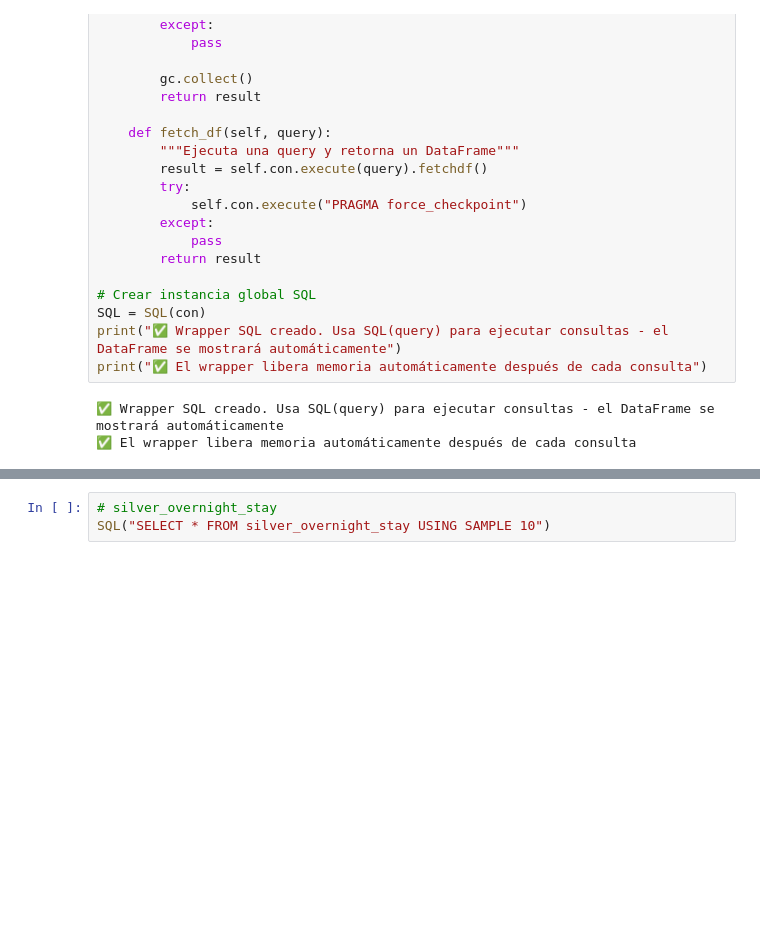
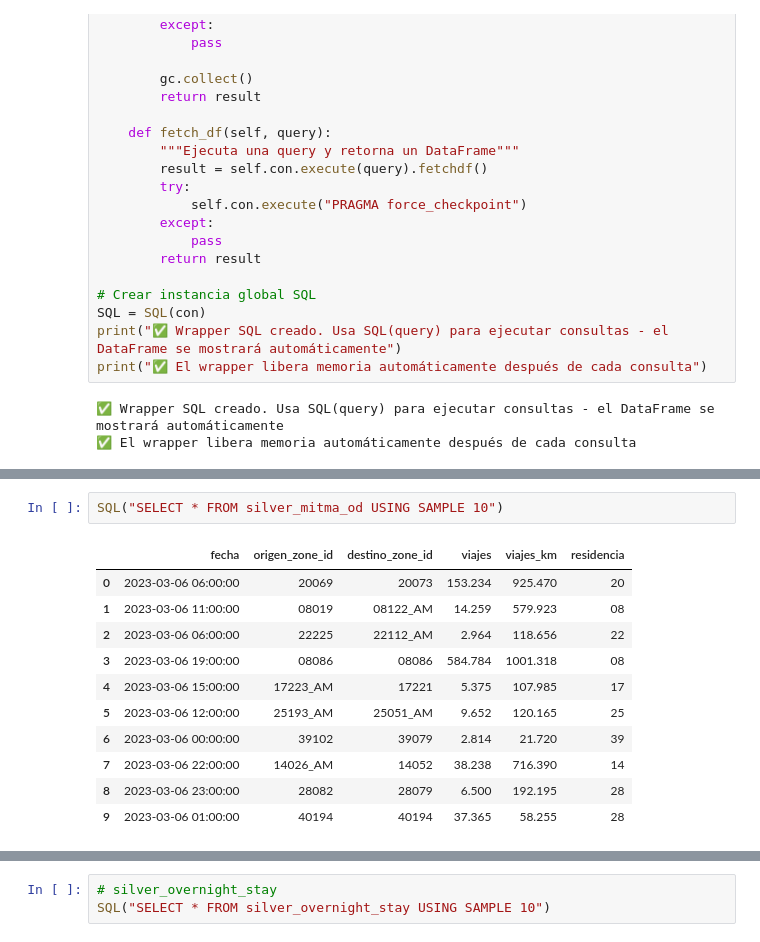
Before and after one commit to bgramaje/muceim-airflow, a Jupyter notebook: notebooks/queries.ipynb, the cells around one changed output, grey strips where cells are left out. Saved outputs shown, nothing was run; the diff lists cells and outputs as text; blank space fills up the shorter version.

```diff
--- a/notebooks/queries.ipynb
+++ b/notebooks/queries.ipynb
@@ -311,0 +216,14 @@ SQL("SELECT * FROM silver_zones USING SAMPLE 10")
+# %%
+SQL("SELECT * FROM silver_mitma_od USING SAMPLE 10")
+# %% [output]
+|  | fecha | origen_zone_id | destino_zone_id | viajes | viajes_km | residencia |
+| 0 | 2023-03-06 06:00:00 | 20069 | 20073 | 153.234 | 925.470 | 20 |
+| 1 | 2023-03-06 11:00:00 | 08019 | 08122_AM | 14.259 | 579.923 | 08 |
+| 2 | 2023-03-06 06:00:00 | 22225 | 22112_AM | 2.964 | 118.656 | 22 |
+| 3 | 2023-03-06 19:00:00 | 08086 | 08086 | 584.784 | 1001.318 | 08 |
+| 4 | 2023-03-06 15:00:00 | 17223_AM | 17221 | 5.375 | 107.985 | 17 |
+| 5 | 2023-03-06 12:00:00 | 25193_AM | 25051_AM | 9.652 | 120.165 | 25 |
+| 6 | 2023-03-06 00:00:00 | 39102 | 39079 | 2.814 | 21.720 | 39 |
+| 7 | 2023-03-06 22:00:00 | 14026_AM | 14052 | 38.238 | 716.390 | 14 |
+| 8 | 2023-03-06 23:00:00 | 28082 | 28079 | 6.500 | 192.195 | 28 |
+| 9 | 2023-03-06 01:00:00 | 40194 | 40194 | 37.365 | 58.255 | 28 |
```
Also changed, not shown: parts of 18 cells of this notebook, 12 other files.
